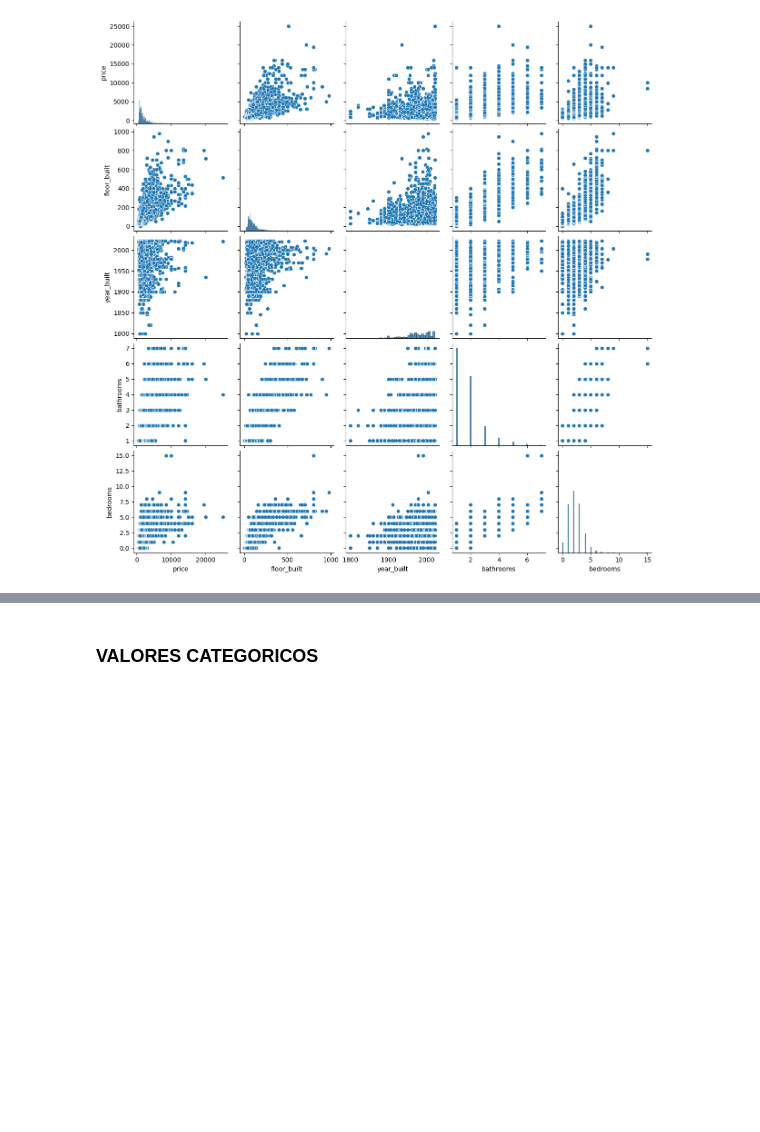
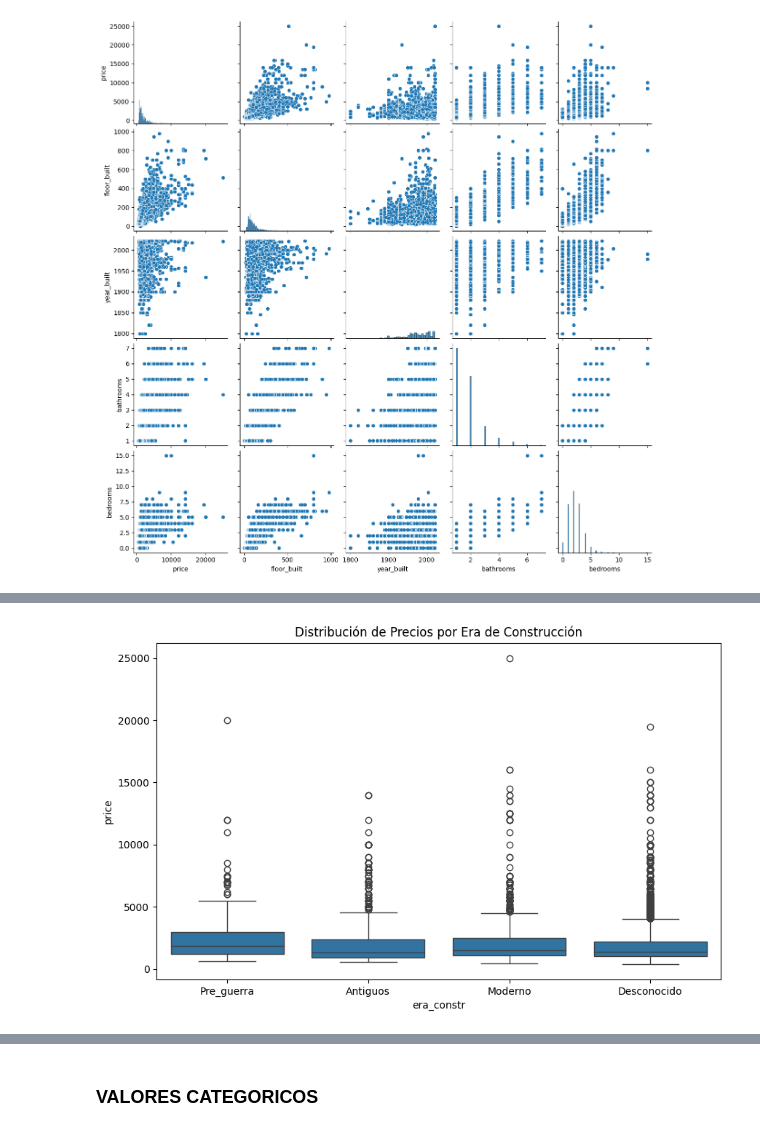
Before and after one commit to MarcoCasSir/LaboratorioDataScience, a Jupyter notebook: hito2/entrega2.ipynb, the cells around one changed output, grey strips where cells are left out. Drawn from its saved outputs; the diff is of its cells as text; code cells hidden in the pictures; blank space fills up the shorter version.

```diff
--- a/hito2/entrega2.ipynb
+++ b/hito2/entrega2.ipynb
@@ -704,0 +709,15 @@ CONCLUSIONES:
+# %%
+#  Definimos los cortes (límites de los años)
+
+bins = [-np.inf, 1945, 1990, 2030] # Pre-guerra (hasta 1945), Antiguos (1946-1990), Modernos (1991-2030)
+labels = ['Pre_guerra', 'Antiguos', 'Moderno']
+
+# Nueva columna
+df_def['era_constr'] = pd.cut(df_def['year_built'], bins=bins, labels=labels)
+
+# Manejamos los "Desconocidos" (NaN)
+# la columna es de tipo 'category', primero añadimos el nivel "Desconocido"
+df_def['era_constr'] = df_def['era_constr'].cat.add_categories("Desconocido")
+df_def['era_constr'] = df_def['era_constr'].fillna("Desconocido")
+
+display(df_def[['year_built', 'era_constr']].head(10))
@@ -704,0 +736,7 @@ CONCLUSIONES:
+# %%
+plt.figure(figsize=(10,6))
+sns.boxplot(x='era_constr', y='price', data=df_def)
+plt.title('Distribución de Precios por Era de Construcción')
+plt.show()
+# %% [output]
+[figure, added]
```
Also changed, not shown: parts of 10 cells of this notebook.
